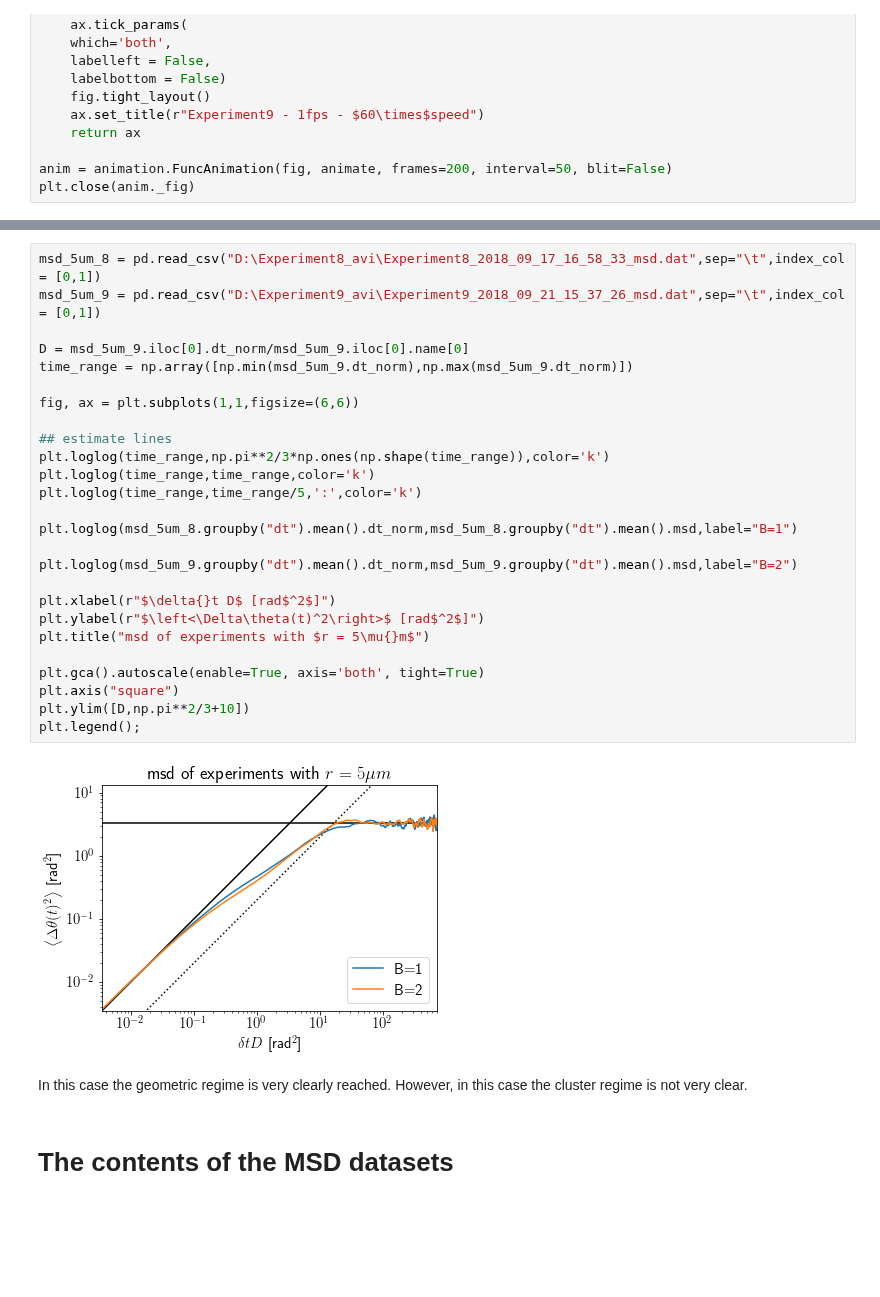
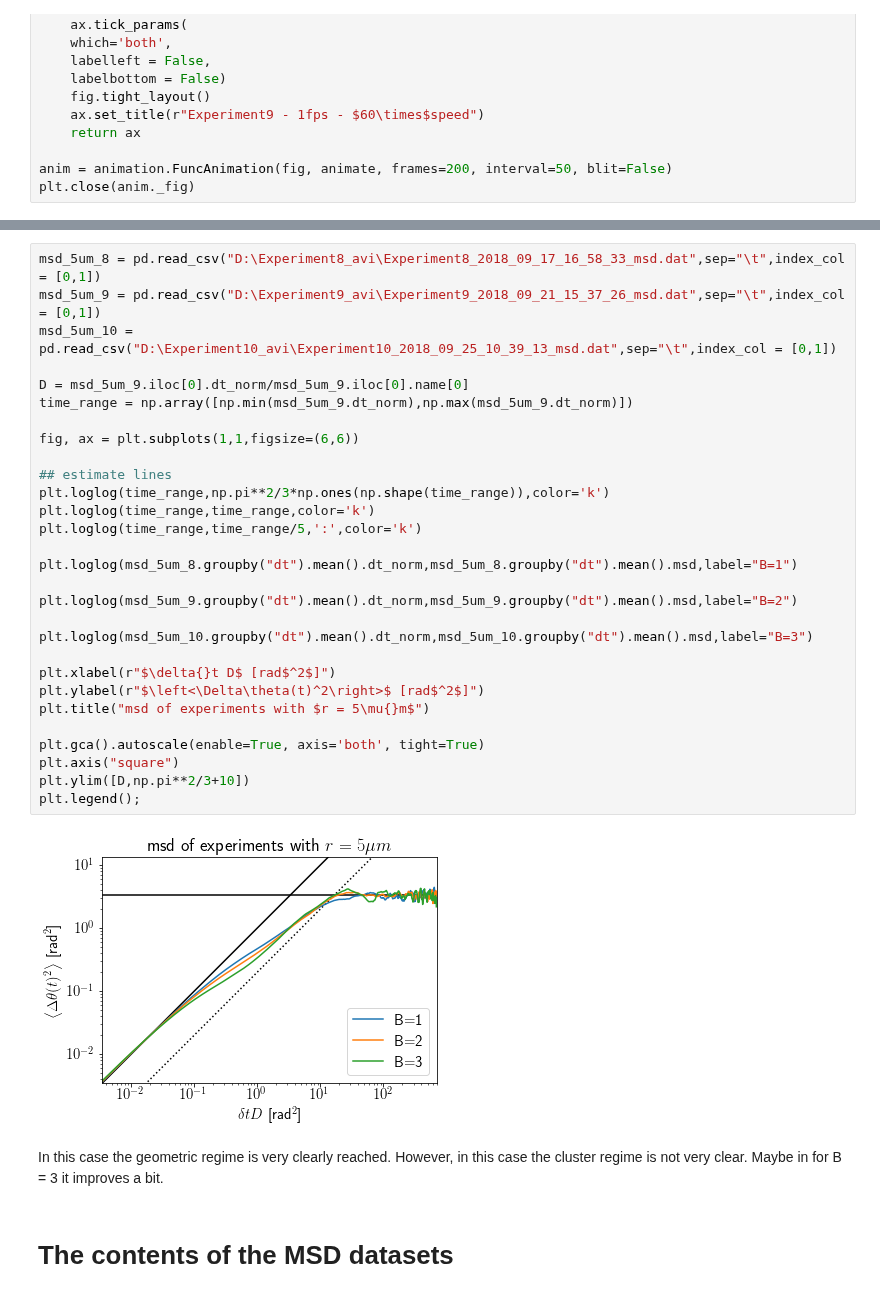
Before and after one commit to aortiza/Notes, a Jupyter notebook: SingleFileDiffusion/Single File Diffusion Report 1.ipynb, the cells around one changed output, grey strips where cells are left out. Cells and saved outputs as stored; diff of their text form; blank space fills up the shorter version.

```diff
--- a/SingleFileDiffusion/Single File Diffusion Report 1.ipynb
+++ b/SingleFileDiffusion/Single File Diffusion Report 1.ipynb
@@ -101,33 +101,36 @@ HTML(anim.to_html5_video())
 # %%
 msd_5um_8 = pd.read_csv("D:\Experiment8_avi\Experiment8_2018_09_17_16_58_33_msd.dat",sep="\t",index_col = [0,1])
 msd_5um_9 = pd.read_csv("D:\Experiment9_avi\Experiment9_2018_09_21_15_37_26_msd.dat",sep="\t",index_col = [0,1])
+msd_5um_10 = pd.read_csv("D:\Experiment10_avi\Experiment10_2018_09_25_10_39_13_msd.dat",sep="\t",index_col = [0,1])
 
 D = msd_5um_9.iloc[0].dt_norm/msd_5um_9.iloc[0].name[0]
 time_range = np.array([np.min(msd_5um_9.dt_norm),np.max(msd_5um_9.dt_norm)])
 
 fig, ax = plt.subplots(1,1,figsize=(6,6))
 
 ## estimate lines
 plt.loglog(time_range,np.pi**2/3*np.ones(np.shape(time_range)),color='k')
 plt.loglog(time_range,time_range,color='k')
 plt.loglog(time_range,time_range/5,':',color='k')
 
 plt.loglog(msd_5um_8.groupby("dt").mean().dt_norm,msd_5um_8.groupby("dt").mean().msd,label="B=1")
 
 plt.loglog(msd_5um_9.groupby("dt").mean().dt_norm,msd_5um_9.groupby("dt").mean().msd,label="B=2")
 
+plt.loglog(msd_5um_10.groupby("dt").mean().dt_norm,msd_5um_10.groupby("dt").mean().msd,label="B=3")
+
 plt.xlabel(r"$\delta{}t D$ [rad$^2$]")
 plt.ylabel(r"$\left<\Delta\theta(t)^2\right>$ [rad$^2$]")
 plt.title("msd of experiments with $r = 5\mu{}m$")
 
 plt.gca().autoscale(enable=True, axis='both', tight=True)
 plt.axis("square")
 plt.ylim([D,np.pi**2/3+10])
 plt.legend();
 # %% [output]
-[figure, old version]
+[figure, new version]
 # %% [markdown]
-In this case the geometric regime is very clearly reached. However, in this case the cluster regime is not very clear.
+In this case the geometric regime is very clearly reached. However, in this case the cluster regime is not very clear. Maybe in for B = 3 it improves a bit.
 # %% [markdown]
 # The contents of the MSD datasets
 # %% [markdown]
```
